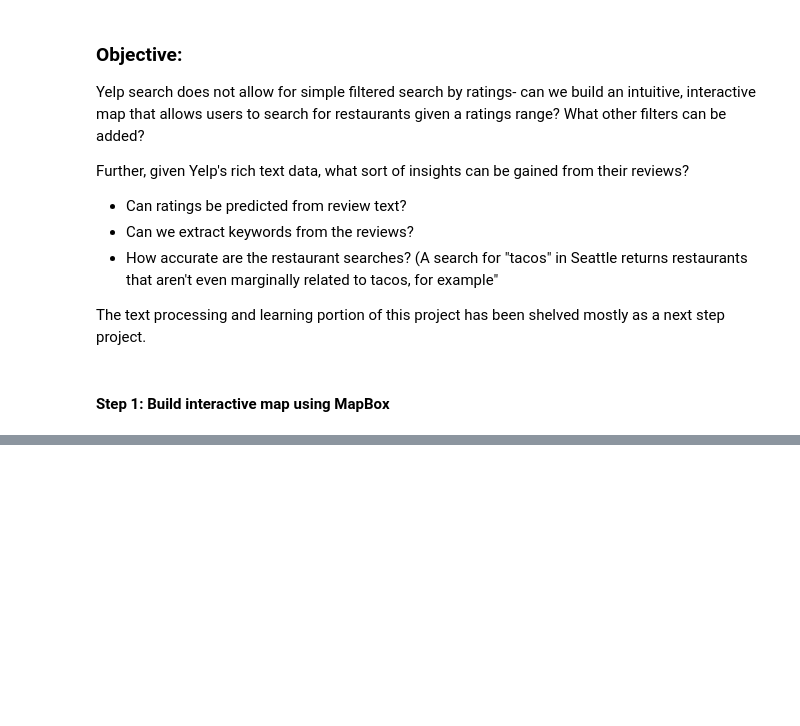
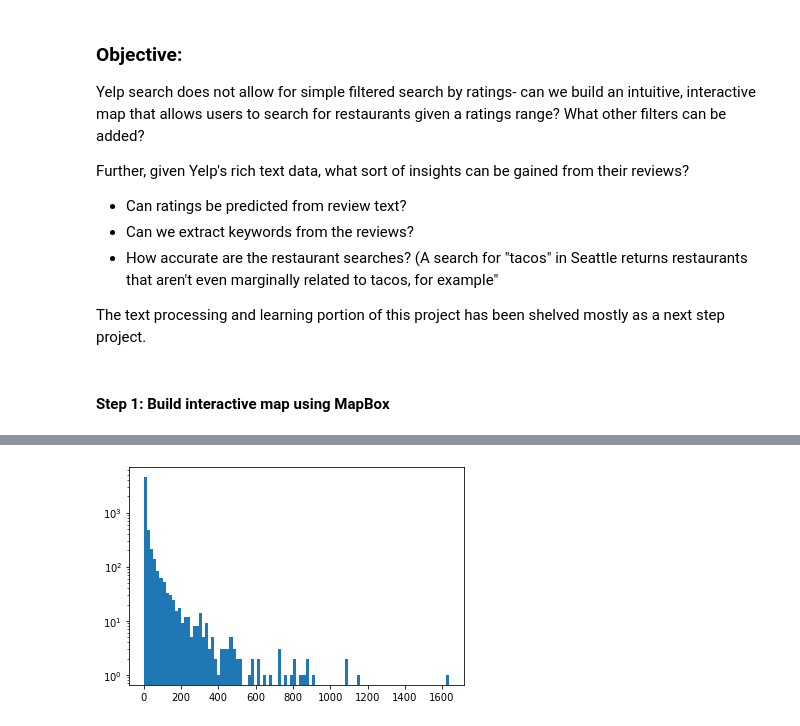
Before and after one commit to tommycqy/Yelp-Reviews, a Jupyter notebook: examples/mapbox_viz.ipynb, the cells around one changed output, grey strips where cells are left out. Cells and saved outputs as stored; diff of their text form; code cells hidden in the pictures; blank space fills up the shorter version.

```diff
--- a/examples/mapbox_viz.ipynb
+++ b/examples/mapbox_viz.ipynb
@@ -122,3 +140,6 @@ viz3 = get_viz(file_path, filter_col=filter_col, target=target, g_than = True)
 viz3.show()
 # %% [output]
 [interactive output not drawn]
+# %%
+f1 = Path(os.path.join(dir_path, "data", "reviews.csv"))
+f2 = Path(os.path.join(dir_path, "data", "reviewCountOnPage.csv"))
@@ -124,0 +172,16 @@ viz3.show()
+# %%
+extra_stopwords = set(["wa", "apos", "food", "place"])
+SW = set(nltk.corpus.stopwords.words('english'))
+stopwords = SW | set(["http", "co", "rt", "amp"]) | extra_stopwords
+tokens = preprocess(read_all_reviews(f1), stopwords)
+distribution = collections.Counter(tokens)
+#plt.hist(distribution.values(), bins=100)
+#plt.yscale('log')
+#plt.savefig('yelp_reviews/visualization/word_distribution.png')
+
+rare_words_set = get_rare_words(distribution)
+# %%
+counter_df = pd.DataFrame.from_dict(distribution, orient = 'index').rename(columns = {0 : 'count'})
+# %%
+df_t = counter_df.transpose()
+df_drop_rare = df_t.drop(columns = rare_words_set).transpose()
@@ -124,0 +204,5 @@ viz3.show()
+# %%
+plt.hist(df_drop_rare["count"], bins=100)
+plt.yscale('log')
+# %% [output]
+[figure, added]
```
Also changed, not shown: parts of 19 cells of this notebook, 1 other file.
